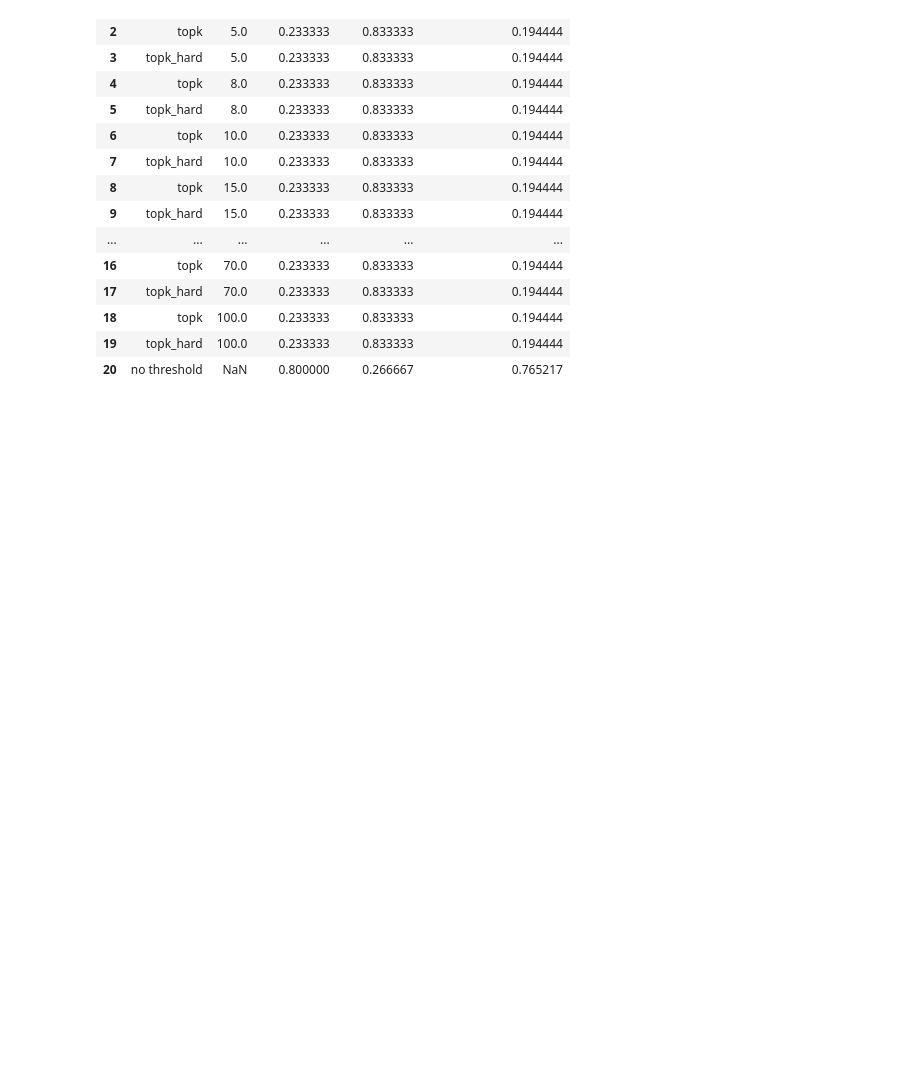
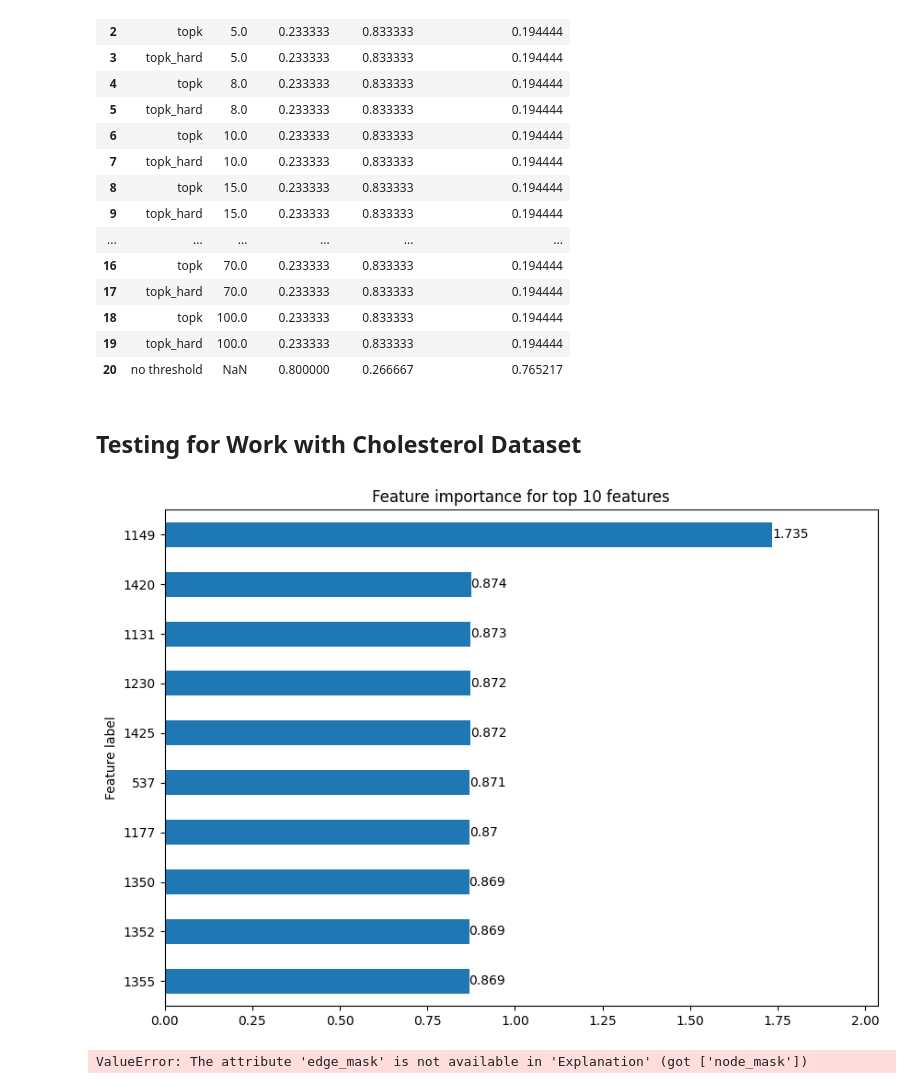
Before and after one commit to alyssaanastasi/srebp2-explanations, a Jupyter notebook: cora-example/cora_dataset.ipynb, the cells around one changed output. Cells and saved outputs as stored; diff of their text form; code cells hidden in the pictures; blank space fills up the shorter version.

```diff
--- a/cora-example/cora_dataset.ipynb
+++ b/cora-example/cora_dataset.ipynb
@@ -851,3 +851,31 @@ Train explainer for node(s) tensor([1327,  618, 1618, 2667,  198,  297, 2195,  3
 | 18 | topk | 100.0 | 0.233333 | 0.833333 | 0.194444 |
 | 19 | topk_hard | 100.0 | 0.233333 | 0.833333 | 0.194444 |
 | 20 | no threshold | NaN | 0.800000 | 0.266667 | 0.765217 |
+# %% [markdown]
+## Testing for Work with Cholesterol Dataset
+# %%
+# test if edge mask = none does what we think it will
+
+gnn_explainer_no_edge = Explainer(
+    model=model,
+    algorithm=GNNExplainer(epochs=200),
+    explanation_type='model',
+    node_mask_type='attributes',
+    edge_mask_type=None,
+    threshold_config=dict(
+        threshold_type='topk', # Same as "topk" but values are set to 1 for all elements which are kept.
+        value=20 #further increase threshold value
+    ),
+    model_config=dict(
+        mode='multiclass_classification',
+        task_level='node',
+        return_type='log_probs',
+    ),
+)
+
+gnn_explanation_no_edge = gnn_explainer_no_edge(data.x, data.edge_index, index=20)
+gnn_explanation_no_edge.visualize_feature_importance(top_k=10)
+gnn_explanation_no_edge.visualize_graph(backend='networkx')
+# %% [output]
+[figure, added]
+ValueError: The attribute 'edge_mask' is not available in 'Explanation' (got ['node_mask'])
```
Also changed, not shown: parts of 6 cells of this notebook, 6 other files.
